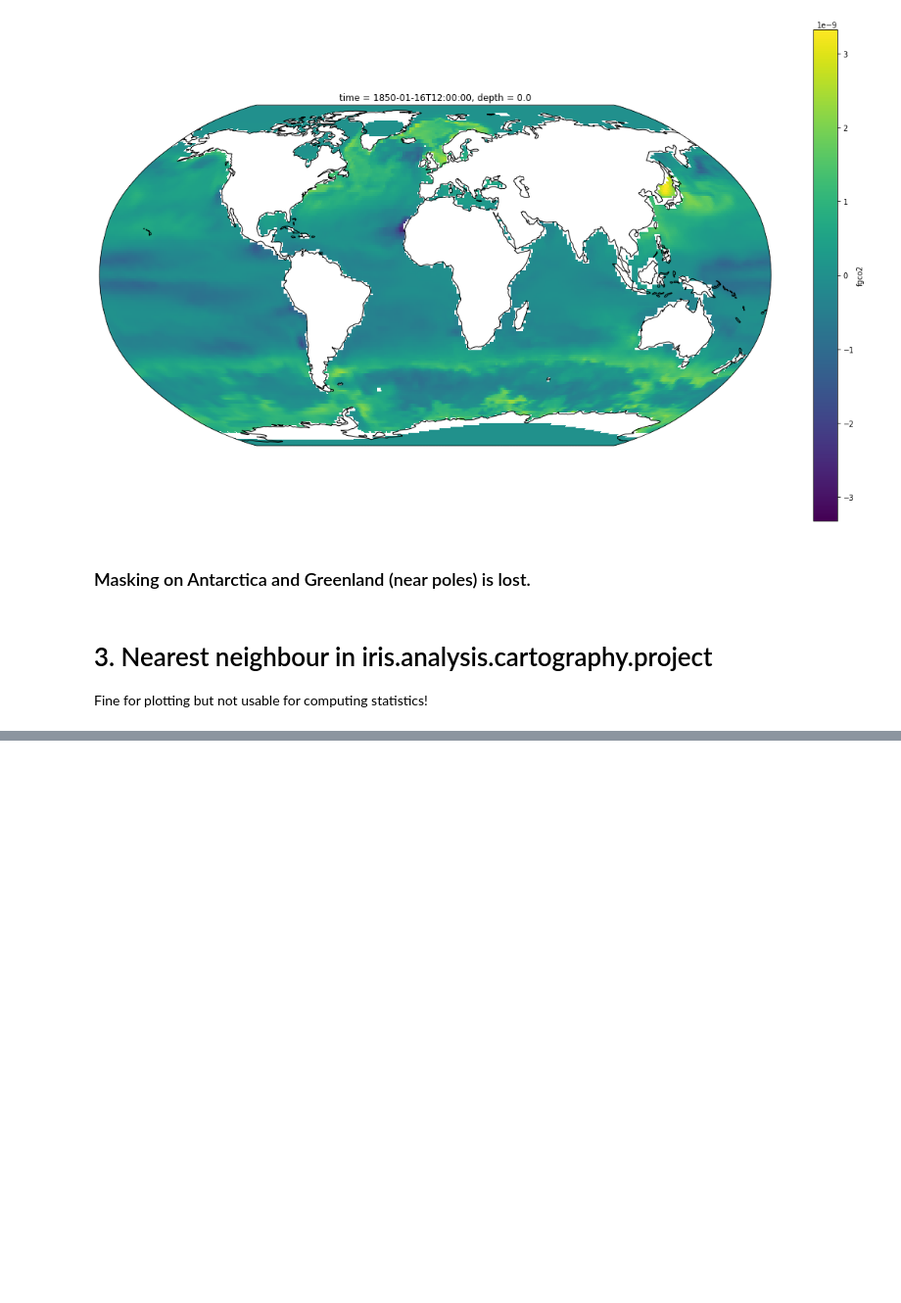
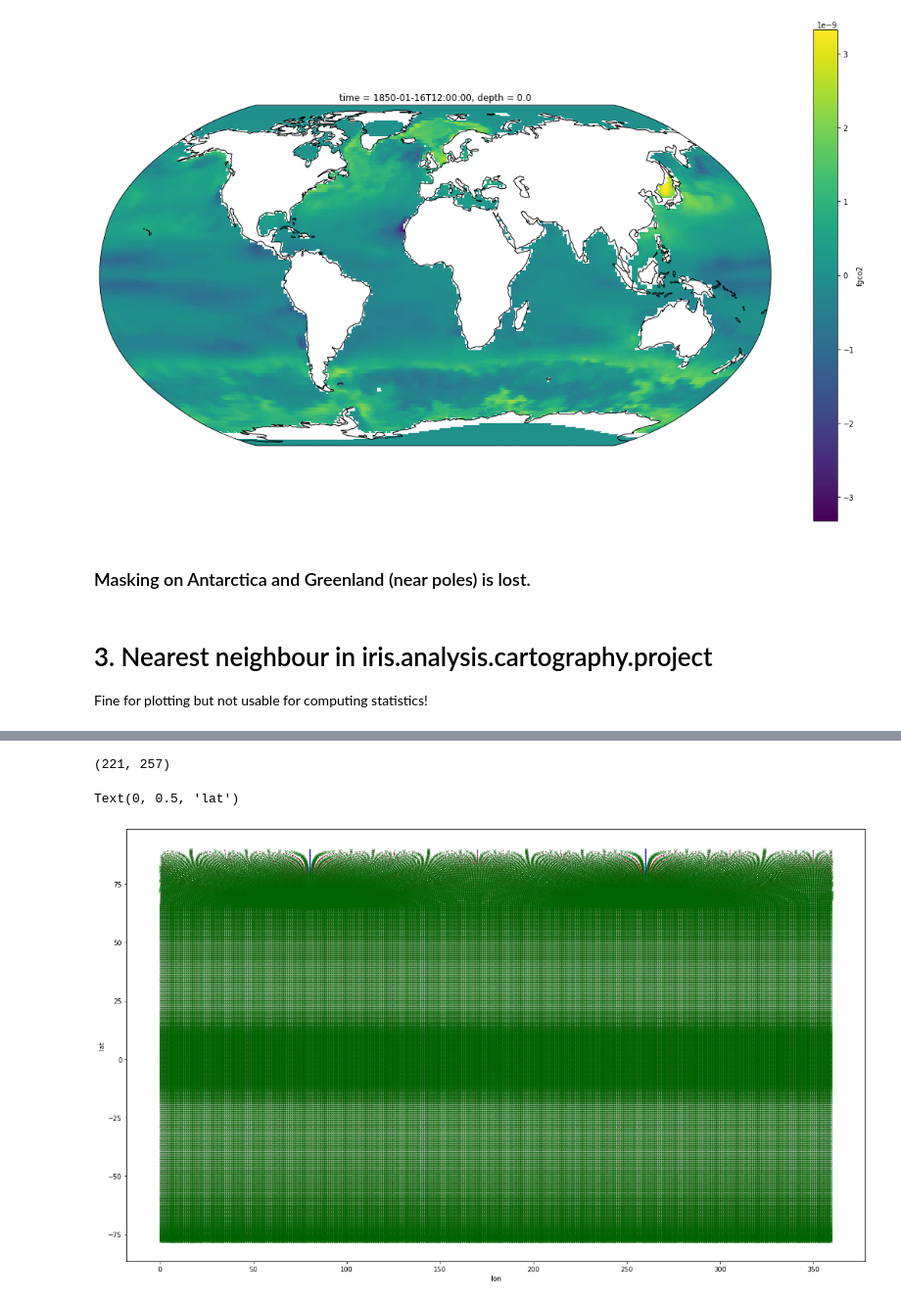
Before and after one commit to dhohn/curvilinear-regrid-tests, a Jupyter notebook: regrid_tests.ipynb, the cells around one changed output, grey strips where cells are left out. Shown at 98% size. Saved outputs shown, nothing was run; the diff lists cells and outputs as text; code cells hidden in the pictures; blank space fills up the shorter version.

```diff
--- a/regrid_tests.ipynb
+++ b/regrid_tests.ipynb
@@ -190,0 +449,23 @@ plt.gca().coastlines()
+# %%
+lon.contiguous_bounds().shape
+# %% [output]
+(221, 257)
+# %%
+plt.figure(figsize=(20, 12))
+plt.scatter(cube.coord("longitude").bounds[:,:,3], cube.coord("latitude").bounds[:,:,3], s=0.1, c="green")  # plot grid locations
+plt.scatter(cube.coord("longitude").bounds[:,:,2], cube.coord("latitude").bounds[:,:,2], s=0.1, c="blue")  # plot grid locations
+plt.scatter(cube.coord("longitude").bounds[:,:,1], cube.coord("latitude").bounds[:,:,1], s=0.1, c="black")  # plot grid locations
+plt.scatter(cube.coord("longitude").bounds[:,:,0], cube.coord("latitude").bounds[:,:,0], s=0.1, c="red")  # plot grid locations
+
+plt.scatter(cube.coord("longitude").points, cube.coord("latitude").points, s=20, alpha=0.5, c="darkgreen", marker="x")  # plot grid locations
+
+
+
+
+#plt.ylim([65, 67])
+#plt.xlim([251, 255])
+plt.xlabel("lon")
+plt.ylabel("lat")
+# %% [output]
+Text(0, 0.5, 'lat')
+[figure, added]
```
Also changed, not shown: parts of 44 cells of this notebook, 2 other files.
